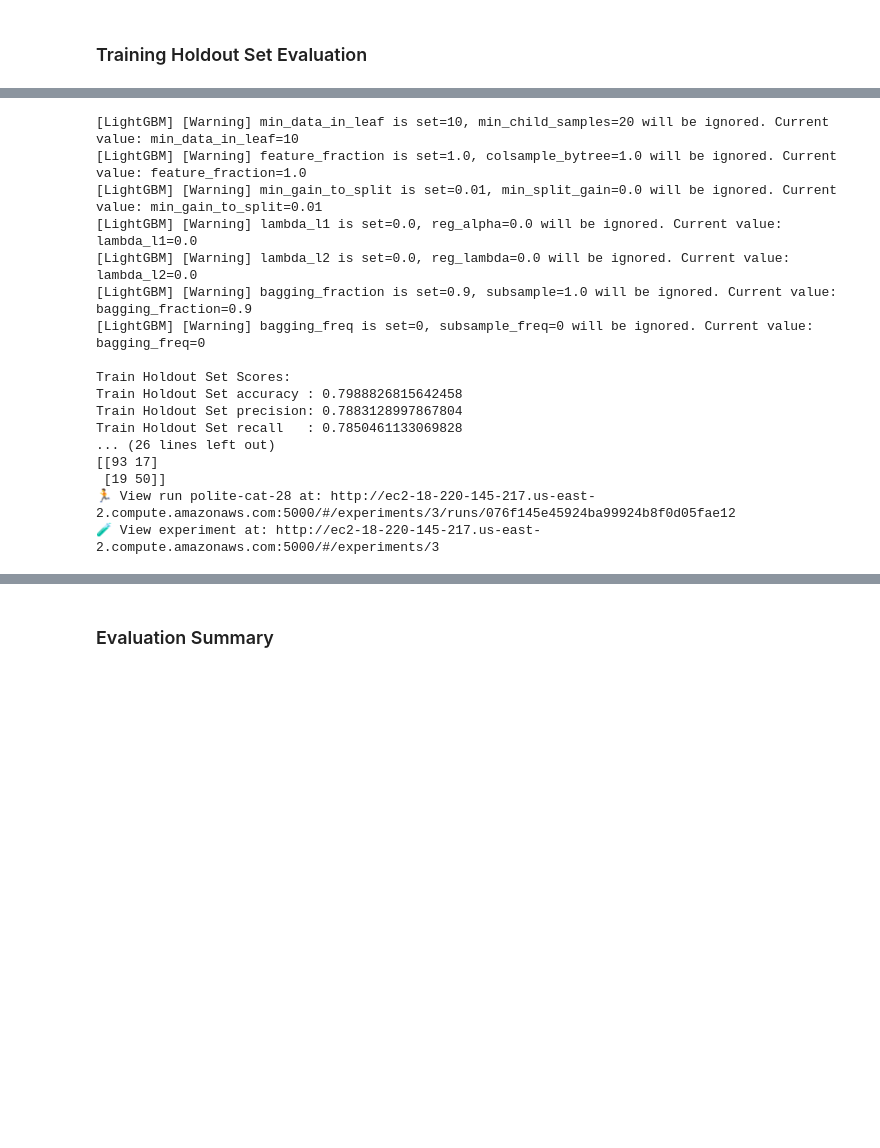
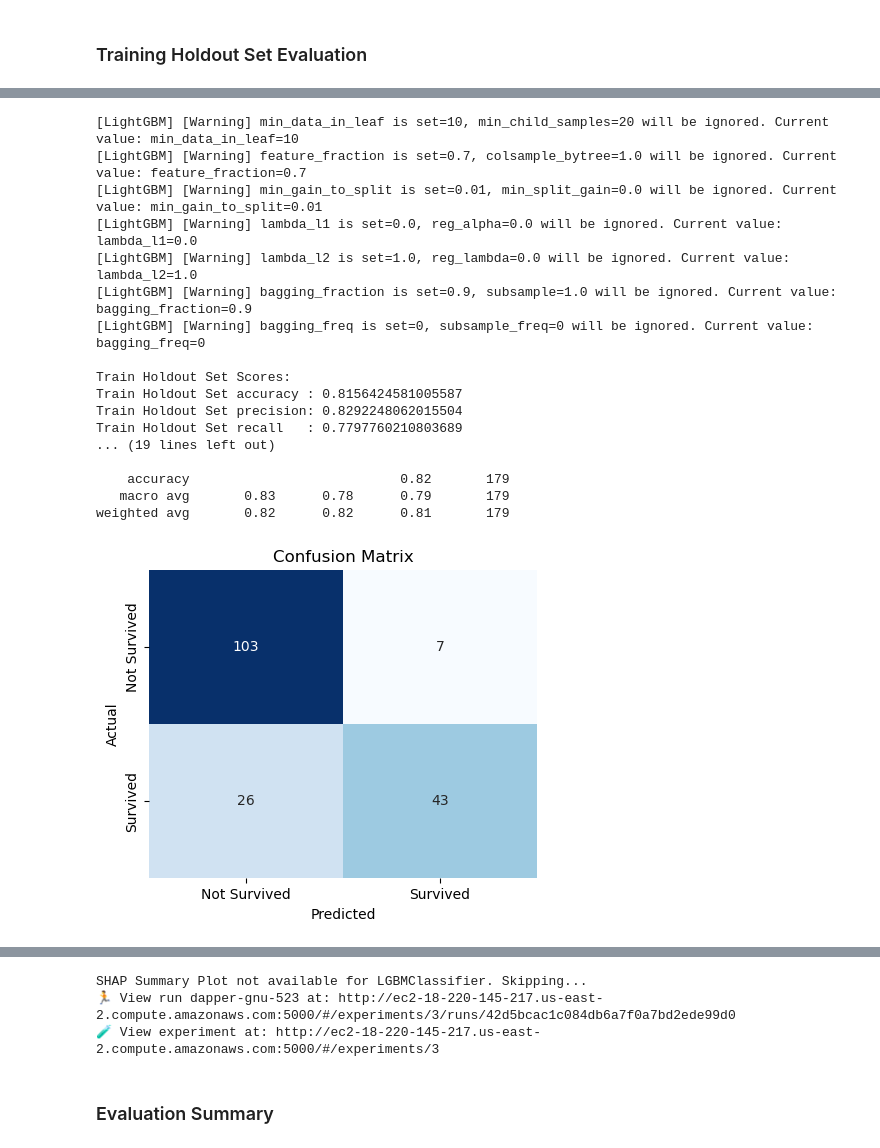
Before and after one commit to pt7481/titanic-ml-from-disaster, a Jupyter notebook: titanic_ml_from_disaster_abridged__paultongyoo.ipynb, the cells around one changed output, grey strips where cells are left out. Saved outputs shown, nothing was run; the diff lists cells and outputs as text; code cells hidden in the pictures; blank space fills up the shorter version.

```diff
--- a/titanic_ml_from_disaster_abridged__paultongyoo.ipynb
+++ b/titanic_ml_from_disaster_abridged__paultongyoo.ipynb
@@ -1568,19 +1552,18 @@ with mlflow.start_run():
 
     mlflow.log_params(model_params)
     mlflow.log_param("model_type", pipeline.named_steps['classifier'].__class__.__name__)
-    mlflow.log_param("num_fare_bins", num_fare_bins)
+    #mlflow.log_param("num_fare_bins", num_fare_bins)
 
     # After cross-validation evaluation
     print("Retraining pipeline on full training data (X_train[selected_features] + X_dev[selected_features])...")
-    pipeline.fit(X_train_full, y_train_full, classifier__sample_weight=X_train_holdout_sample_weights_dedup)
+    pipeline.fit(X_train_full[selected_features], y_train_full)
 
     feature_names_after_preprocessing = get_feature_names_from_preprocessor(
         pipeline.named_steps['preprocessor'],
         selected_features
     )
 
-    print(f"\nEvaluating model with training set of {len(X_train_dedup)} samples:")
-    print(f"Features used:")
+    print(f"\nEvaluating model with {len(feature_names_after_preprocessing)} features:")
     for i, feat in enumerate(feature_names_after_preprocessing):
         print(f"* {feat}")
         mlflow.log_param(f"feature_{i}", feat)
@@ -1593,19 +1576,23 @@ with mlflow.start_run():
     holdout_rec  = recall_score(y_train_holdout, y_pred, average='macro')
     holdout_f1   = f1_score(y_train_holdout, y_pred, average='macro')
 
+    mlflow.log_metrics({
+        "accuracy": holdout_acc,
+        "precision": holdout_prec,
+        "recall": holdout_rec,
+        "f1": holdout_f1
+    })
+
     print("\nTrain Holdout Set Scores:")
     print("Train Holdout Set accuracy :", holdout_acc)
     print("Train Holdout Set precision:", holdout_prec)
     print("Train Holdout Set recall   :", holdout_rec)
     print("Train Holdout Set F1:", holdout_f1)
     print()
-    print_diagnostics(y_train_holdout, y_pred)
 
-    mlflow.log_metrics({
-        "accuracy": holdout_acc,
-        "precision": holdout_prec,
-        "recall": holdout_rec,
-        "f1": holdout_f1
-    })
+    # Diagnostic Outputs
+    X_train_holdout_dense_processed = pipeline.named_steps['preprocessor'].transform(X_train_holdout[selected_features]).toarray()
+    X_train_holdout_processed = pd.DataFrame(X_train_holdout_dense_processed, columns=feature_names_after_preprocessing)
+    print_diagnostics(pipeline.named_steps['classifier'], X_train_holdout_processed, y_train_holdout, y_pred)
 # %% [output]
 Retraining pipeline on full training data (X_train[selected_features] + X_dev[selected_features])...
@@ -1628,17 +1615,18 @@ Retraining pipeline on full training data (X_train[selected_features] + X_dev[se
 [LightGBM] [Warning] min_data_in_leaf is set=10, min_child_samples=20 will be ignored. Current value: min_data_in_leaf=10
-[LightGBM] [Warning] feature_fraction is set=1.0, colsample_bytree=1.0 will be ignored. Current value: feature_fraction=1.0
+[LightGBM] [Warning] feature_fraction is set=0.7, colsample_bytree=1.0 will be ignored. Current value: feature_fraction=0.7
 [LightGBM] [Warning] min_gain_to_split is set=0.01, min_split_gain=0.0 will be ignored. Current value: min_gain_to_split=0.01
 [LightGBM] [Warning] lambda_l1 is set=0.0, reg_alpha=0.0 will be ignored. Current value: lambda_l1=0.0
-[LightGBM] [Warning] lambda_l2 is set=0.0, reg_lambda=0.0 will be ignored. Current value: lambda_l2=0.0
+[LightGBM] [Warning] lambda_l2 is set=1.0, reg_lambda=0.0 will be ignored. Current value: lambda_l2=1.0
 [LightGBM] [Warning] bagging_fraction is set=0.9, subsample=1.0 will be ignored. Current value: bagging_fraction=0.9
 [LightGBM] [Warning] bagging_freq is set=0, subsample_freq=0 will be ignored. Current value: bagging_freq=0
 
 Train Holdout Set Scores:
-Train Holdout Set accuracy : 0.7988826815642458
-Train Holdout Set precision: 0.7883128997867804
-Train Holdout Set recall   : 0.7850461133069828
-... (26 lines left out)
-[[93 17]
- [19 50]]
-🏃 View run polite-cat-28 at: http://ec2-18-220-145-217.us-east-2.compute.amazonaws.com:5000/#/experiments/3/runs/076f145e45924ba99924b8f0d05fae12
-🧪 View experiment at: http://ec2-18-220-145-217.us-east-2.compute.amazonaws.com:5000/#/experiments/3
+Train Holdout Set accuracy : 0.8156424581005587
+Train Holdout Set precision: 0.8292248062015504
+Train Holdout Set recall   : 0.7797760210803689
+... (19 lines left out)
+
+    accuracy                           0.82       179
+   macro avg       0.83      0.78      0.79       179
+weighted avg       0.82      0.82      0.81       179
+[figure, added]
@@ -1645,3 +1634,6 @@ Train Holdout Set recall   : 0.7850461133069828
+SHAP Summary Plot not available for LGBMClassifier. Skipping...
+🏃 View run dapper-gnu-523 at: http://ec2-18-220-145-217.us-east-2.compute.amazonaws.com:5000/#/experiments/3/runs/42d5bcac1c084db6a7f0a7bd2ede99d0
+🧪 View experiment at: http://ec2-18-220-145-217.us-east-2.compute.amazonaws.com:5000/#/experiments/3
 # %% [markdown]
 ### Evaluation Summary
 # %%
```
Also changed, not shown: parts of 26 cells of this notebook.
